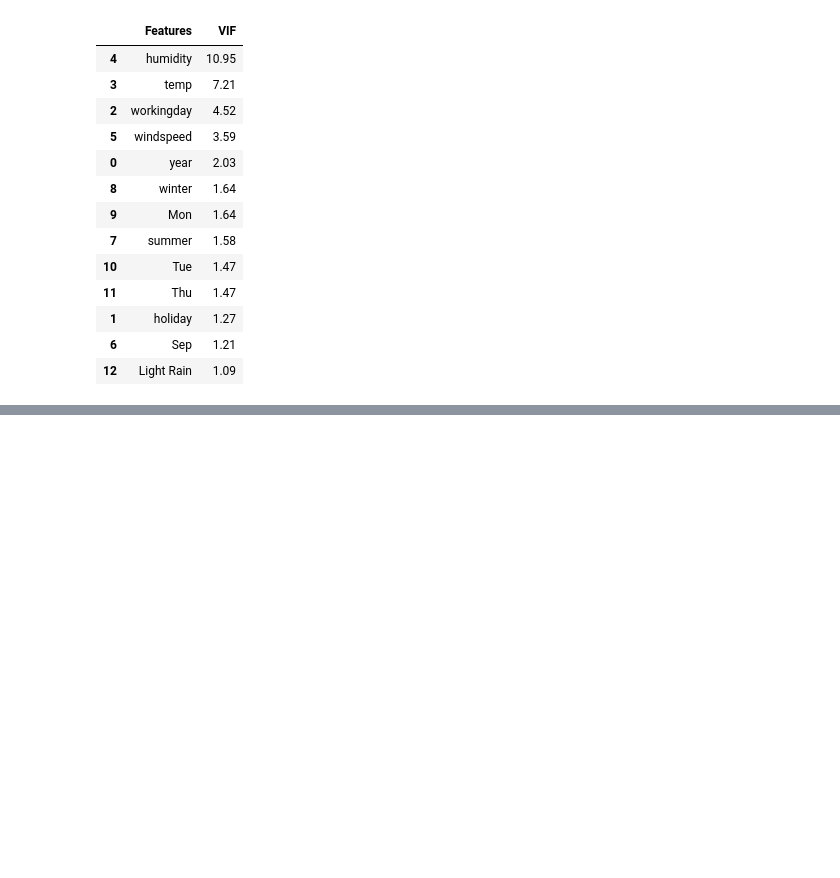
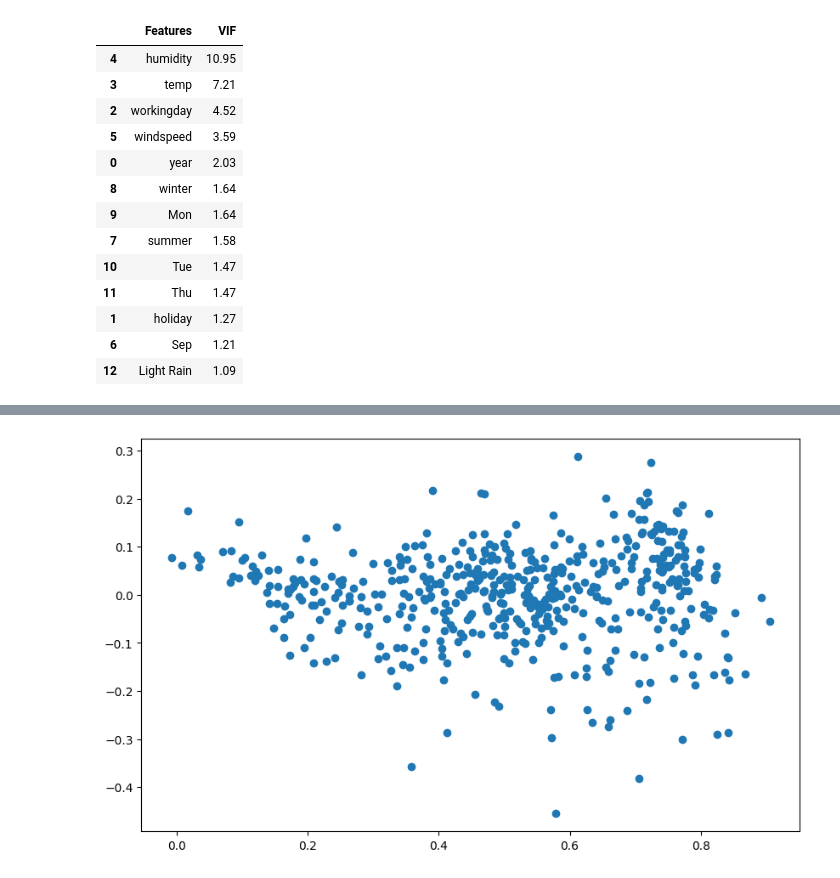
Before and after one commit to ranpariyachetan/boombikes-linearregression, a Jupyter notebook: regression-assignment.ipynb, the cells around one changed output, grey strips where cells are left out. Cells and saved outputs as stored; diff of their text form; code cells hidden in the pictures; blank space fills up the shorter version.

```diff
--- a/regression-assignment.ipynb
+++ b/regression-assignment.ipynb
@@ -636,0 +664,8 @@ vif
+# %%
+plt.figure(figsize=(10, 6))
+plt.scatter(y_train_pred, res)
+plt.xlabel('Predicted values')
+plt.ylabel('Residuals')
+plt.show()
+# %% [output]
+[figure, added]
```
Also changed, not shown: parts of 11 cells of this notebook.
